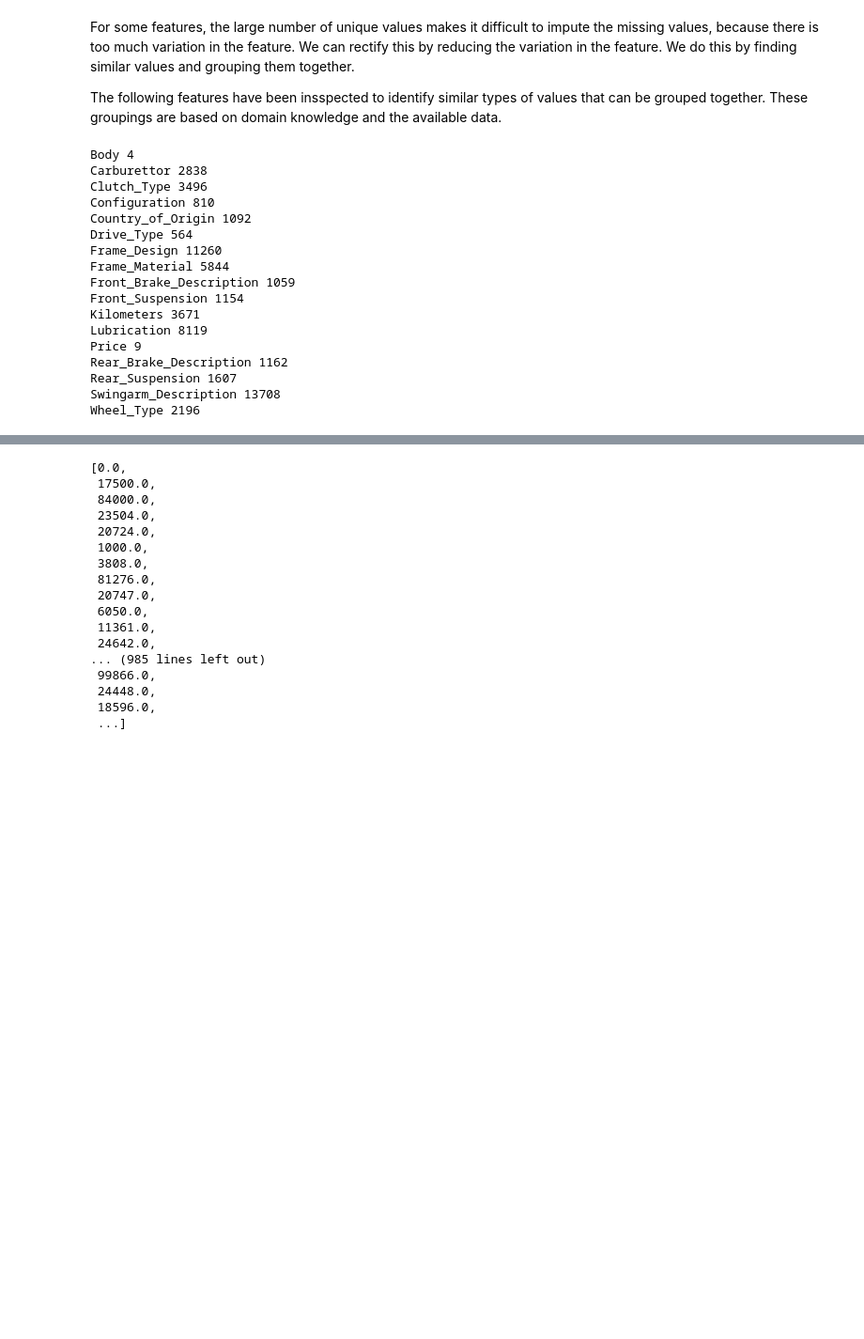
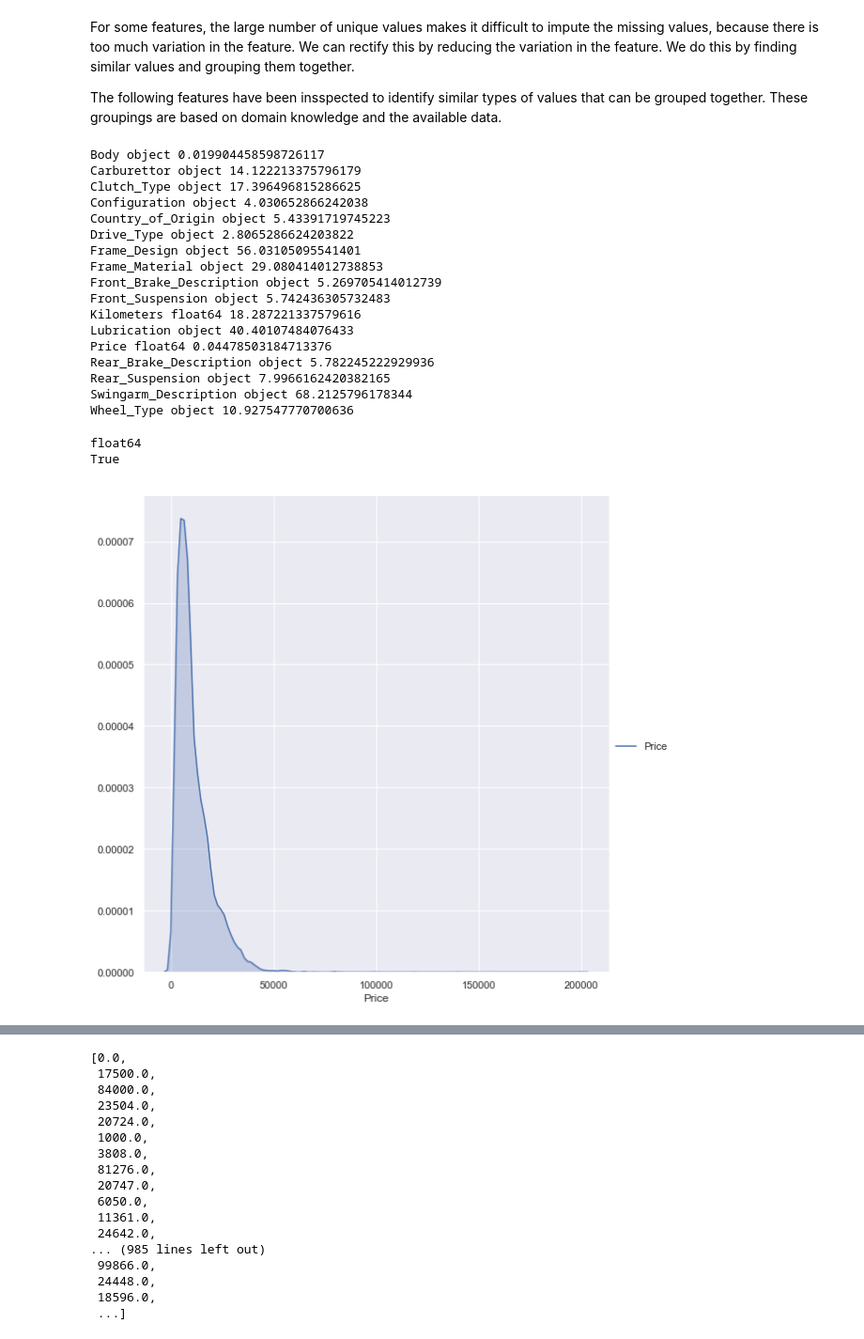
Before and after one commit to beaubellamy/BikeSales, a Jupyter notebook: BikeSales EDA.ipynb, the cells around one changed output, grey strips where cells are left out. Shown at 94% size. Saved outputs shown, nothing was run; the diff lists cells and outputs as text; code cells hidden in the pictures; blank space fills up the shorter version.

```diff
--- a/BikeSales EDA.ipynb
+++ b/BikeSales EDA.ipynb
@@ -842,8 +835,9 @@ def standardise_release_date(series):
     series.map(lambda x: datetime.fromtimestamp(x).strftime("%d/%m/%Y"))
 
     # Return date time series
-    return pd.to_datetime(series,format='%d/%m/%Y')
-
+    #series.dtype
+    #series = pd.to_datetime(series,format='%d/%m/%Y')
+    return series
 
 
 df['Release_Date'] = standardise_release_date(df['Release_Date'])
@@ -1333,30 +1327,31 @@ possible_values = ['Wet Sump','Semi Dry Sump','Dry Sump','Auto Mix','Pressure']
 
 df['Lubrication'][(df['Lubrication'].isnull() == False) & (df['Lubrication'].isin(possible_values) == False)] = 'Other'
 # %%
-
+features = []
 for col in df.columns:
     if df[col].isnull().sum() > 0:
-        print (col,df[col].isnull().sum())
+        print (col,df[col].dtype,df[col].isnull().sum()/df.shape[0]*100)
+        features.append(col)
 
 #df.isnull().sum()
 # %% [output]
-Body 4
-Carburettor 2838
-Clutch_Type 3496
-Configuration 810
-Country_of_Origin 1092
-Drive_Type 564
-Frame_Design 11260
-Frame_Material 5844
-Front_Brake_Description 1059
-Front_Suspension 1154
-Kilometers 3671
-Lubrication 8119
-Price 9
-Rear_Brake_Description 1162
-Rear_Suspension 1607
-Swingarm_Description 13708
-Wheel_Type 2196
+Body object 0.019904458598726117
+Carburettor object 14.122213375796179
+Clutch_Type object 17.396496815286625
+Configuration object 4.030652866242038
+Country_of_Origin object 5.43391719745223
+Drive_Type object 2.8065286624203822
+Frame_Design object 56.03105095541401
+Frame_Material object 29.080414012738853
+Front_Brake_Description object 5.269705414012739
+Front_Suspension object 5.742436305732483
+Kilometers float64 18.287221337579616
+Lubrication object 40.40107484076433
+Price float64 0.04478503184713376
+Rear_Brake_Description object 5.782245222929936
+Rear_Suspension object 7.9966162420382165
+Swingarm_Description object 68.2125796178344
+Wheel_Type object 10.927547770700636
 # %%
 
 group_then_impute = ['Carburettor','Clutch_Type','Configuration','Drive_Type','Frame_Design','Frame_Material',
@@ -1374,3 +1369,20 @@ random_forest = ['Body','Kilometers'
 
 # idx = (df['Bike'][df['Body'].isnull() == True].str.contains('Competition') == True).index
 # df['Body'].iloc[idx] = 'Competition'
+# %%
+col = 'Kilometers'
+print (df[col].dtype)
+print (df[col].dtype == np.float64)
+# %% [output]
+float64
+True
+# %%
+#df[features[0]].value_counts().plot(kind='barh',figsize=(10,12))
+
+facet = sns.FacetGrid(df, aspect=1,height=8)
+facet.map(sns.kdeplot, 'Price', shade= True)
+#facet.set(xlim=(xmin, xmax))
+facet.add_legend()
+plt.show();
+# %% [output]
+[figure, added]
```
Also changed, not shown: parts of 6 cells of this notebook.
